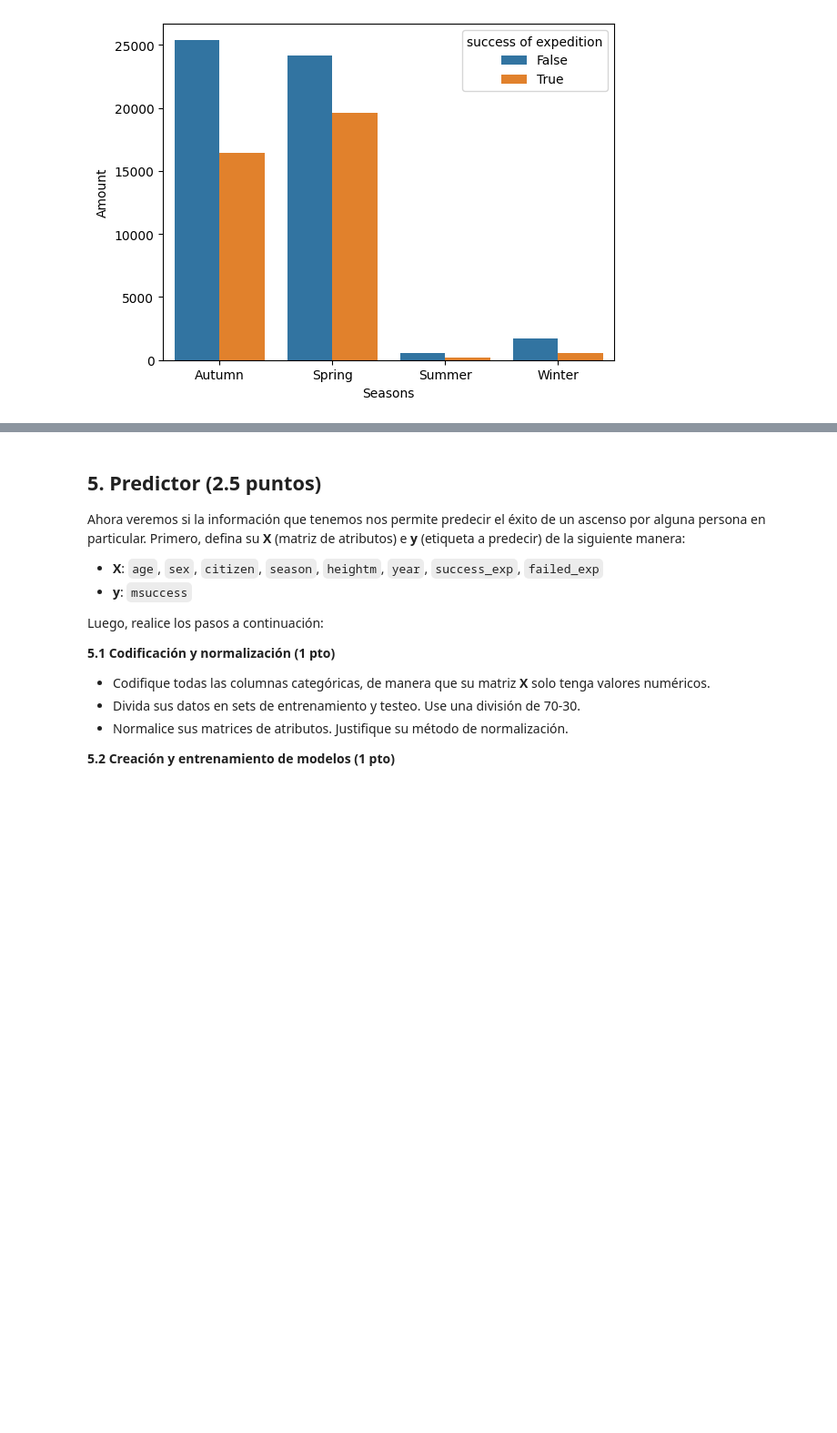
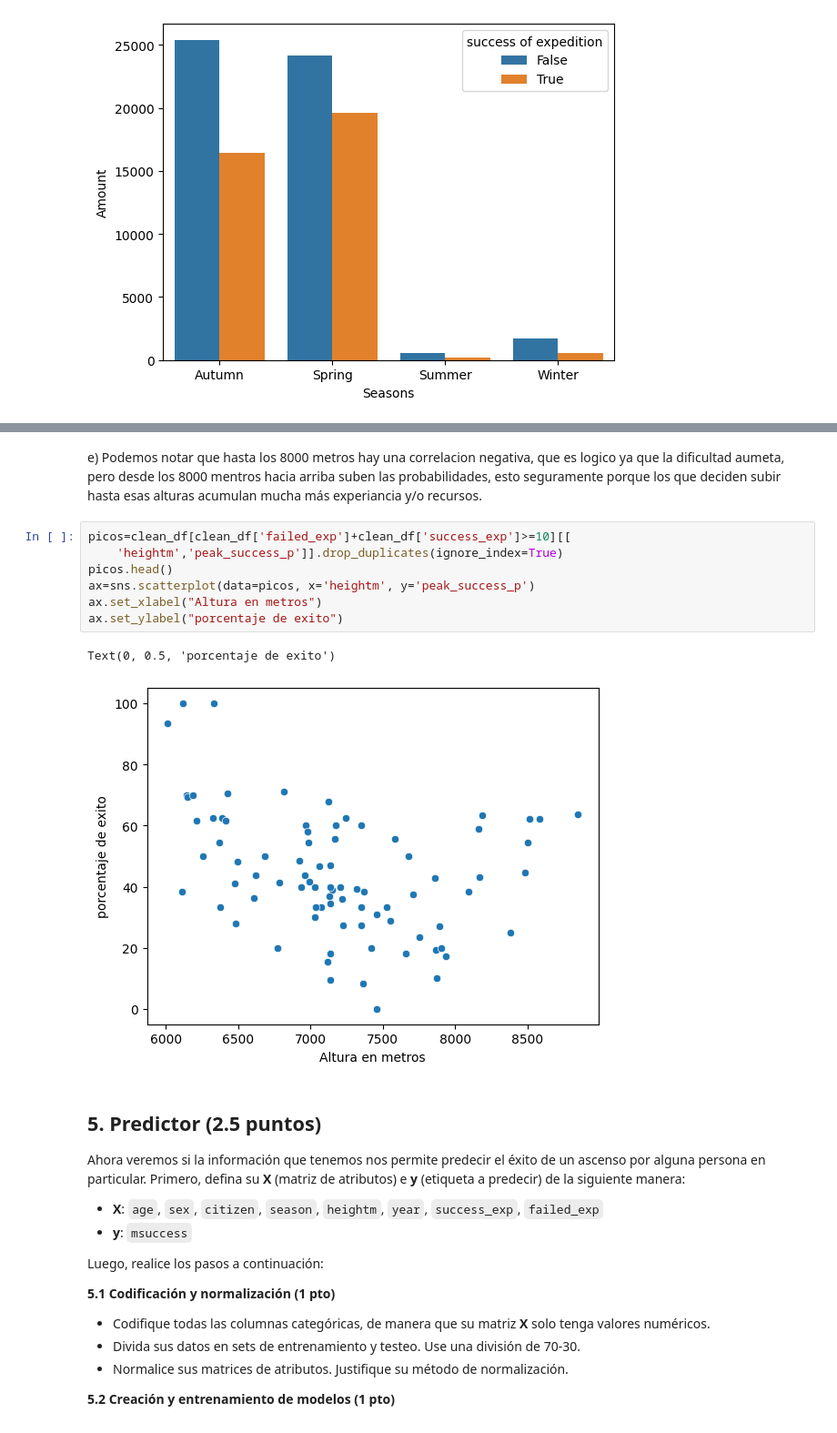
Before and after one commit to stingrayhub/IMT2200-Alonso-Aqueveque, a Jupyter notebook: tareas/t4/IMT2200-25s2 - Tarea 04.ipynb, the cells around one changed output, grey strips where cells are left out. Shown at 91% size. Drawn from its saved outputs; the diff is of its cells as text; blank space fills up the shorter version.

```diff
--- a/tareas/t4/IMT2200-25s2 - Tarea 04.ipynb
+++ b/tareas/t4/IMT2200-25s2 - Tarea 04.ipynb
@@ -375,3 +402,15 @@ Respuestas:
+# %% [markdown]
+e) Podemos notar que hasta los 8000 metros hay una correlacion negativa, que es logico ya que la dificultad aumeta, pero desde los 8000 mentros hacia arriba suben las probabilidades, esto seguramente porque los que deciden subir hasta esas alturas acumulan  mucha más experiancia y/o recursos.
+# %%
+picos=clean_df[clean_df['failed_exp']+clean_df['success_exp']>=10][[
+    'heightm','peak_success_p']].drop_duplicates(ignore_index=True)
+picos.head()
+ax=sns.scatterplot(data=picos, x='heightm', y='peak_success_p')
+ax.set_xlabel("Altura en metros")
+ax.set_ylabel("porcentaje de exito")
+# %% [output]
+Text(0, 0.5, 'porcentaje de exito')
+[figure, added]
 # %% [markdown]
 ## 5. Predictor (2.5 puntos)
 
```
Also changed, not shown: parts of 4 cells of this notebook.
